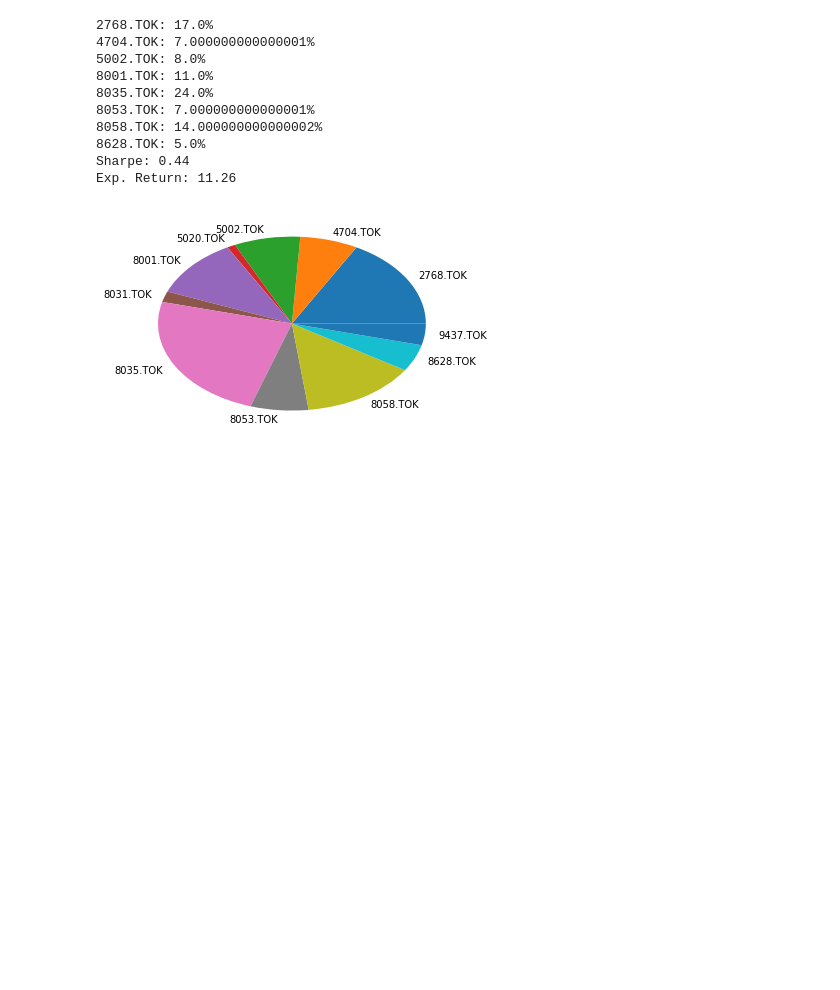
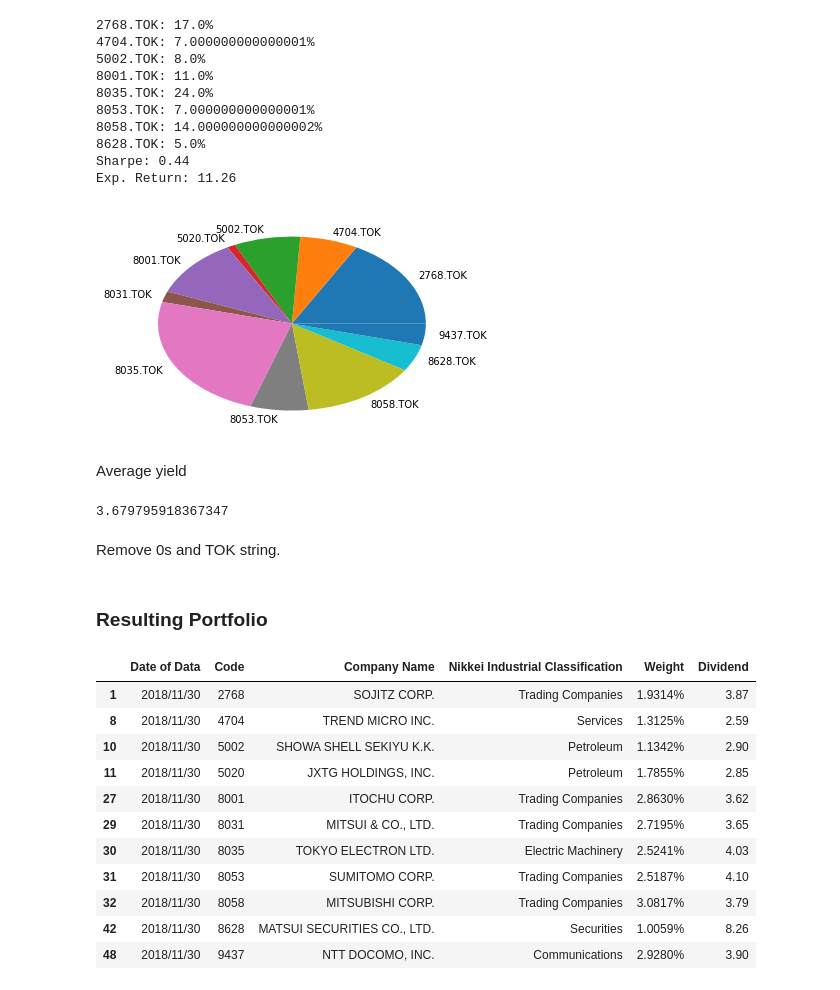
Before and after one commit to cartasuzuki/phynance, a Jupyter notebook: NikkeiHighDiv50_analysis.ipynb, the cells around one changed output. Cells and saved outputs as stored; diff of their text form; code cells hidden in the pictures; blank space fills up the shorter version.

```diff
--- a/NikkeiHighDiv50_analysis.ipynb
+++ b/NikkeiHighDiv50_analysis.ipynb
@@ -44,0 +50,2 @@ Once we have loaded our stock symbols dataset we can either use the prices in th
+# %%
+selected_stocks = stock_symbols[stock_symbols['Dividend']>min_yield]
@@ -45,2 +54,7 @@ Once we have loaded our stock symbols dataset we can either use the prices in th
+# %%
+highDivString = selected_stocks['Code'].values.astype(int)
+highDivString = highDivString.astype(str)
+string = '.TOK'
+highDivString = [x + string for x in highDivString]
 # %% [markdown]
 ### Method 1: use csv file
@@ -58,5 +73,5 @@ Then download prices (it can take a while)
 # %%
-stocks = get_stock_prices(nikkei50CodeString)
+stocks = PortfolioOptimizer.get_stock_prices(highDivString)
 # %% [markdown]
 ## Portfolio Optimization
 # %%
@@ -76,3 +91,32 @@ PortfolioOptimizer.portfolioAsPieChart(weights)
 Sharpe: 0.44
 Exp. Return: 11.26
 [figure]
+# %% [markdown]
+Average yield
+# %%
+selected_stocks['Dividend'].mean()
+# %% [output]
+3.679795918367347
+# %% [markdown]
+Remove 0s and TOK string.
+# %%
+www ={x:y for x,y in weights.items() if y>0.001}
+portfolio =list(www.keys())
+portfolio = [s.replace('.TOK','') for s in portfolio]
+# %% [markdown]
+### Resulting Portfolio
+# %%
+selected_stocks[selected_stocks['Code'].isin(portfolio)]
+# %% [output]
+|  | Date of Data | Code | Company Name | Nikkei Industrial Classification | Weight | Dividend |
+| 1 | 2018/11/30 | 2768 | SOJITZ CORP. | Trading Companies | 1.9314% | 3.87 |
+| 8 | 2018/11/30 | 4704 | TREND MICRO INC. | Services | 1.3125% | 2.59 |
+| 10 | 2018/11/30 | 5002 | SHOWA SHELL SEKIYU K.K. | Petroleum | 1.1342% | 2.90 |
+| 11 | 2018/11/30 | 5020 | JXTG HOLDINGS, INC. | Petroleum | 1.7855% | 2.85 |
+| 27 | 2018/11/30 | 8001 | ITOCHU CORP. | Trading Companies | 2.8630% | 3.62 |
+| 29 | 2018/11/30 | 8031 | MITSUI & CO., LTD. | Trading Companies | 2.7195% | 3.65 |
+| 30 | 2018/11/30 | 8035 | TOKYO ELECTRON LTD. | Electric Machinery | 2.5241% | 4.03 |
+| 31 | 2018/11/30 | 8053 | SUMITOMO CORP. | Trading Companies | 2.5187% | 4.10 |
+| 32 | 2018/11/30 | 8058 | MITSUBISHI CORP. | Trading Companies | 3.0817% | 3.79 |
+| 42 | 2018/11/30 | 8628 | MATSUI SECURITIES CO., LTD. | Securities | 1.0059% | 8.26 |
+| 48 | 2018/11/30 | 9437 | NTT DOCOMO, INC. | Communications | 2.9280% | 3.90 |
```
Also changed, not shown: parts of 17 cells of this notebook.
